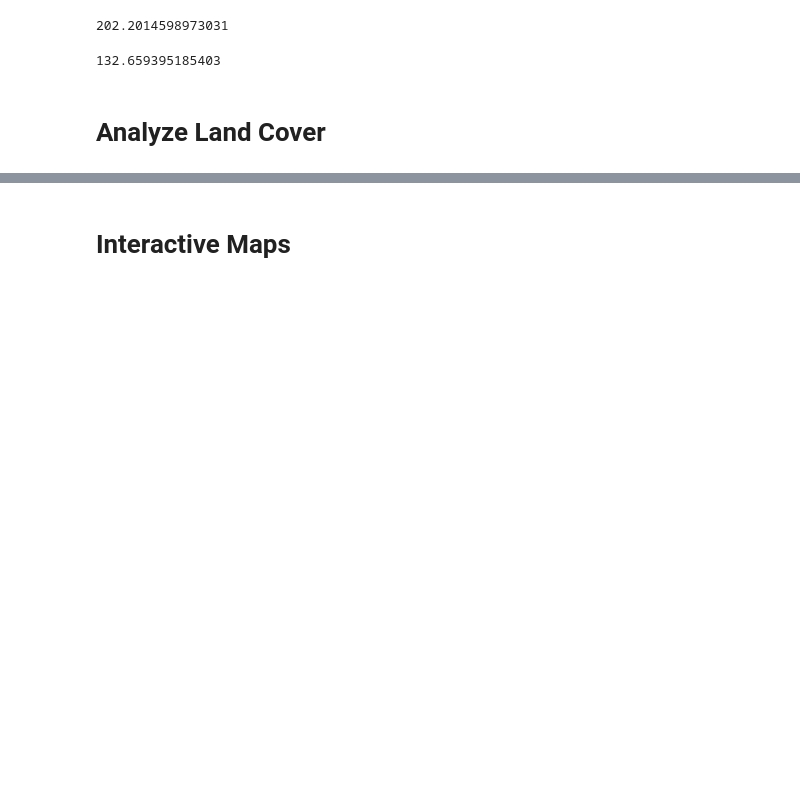
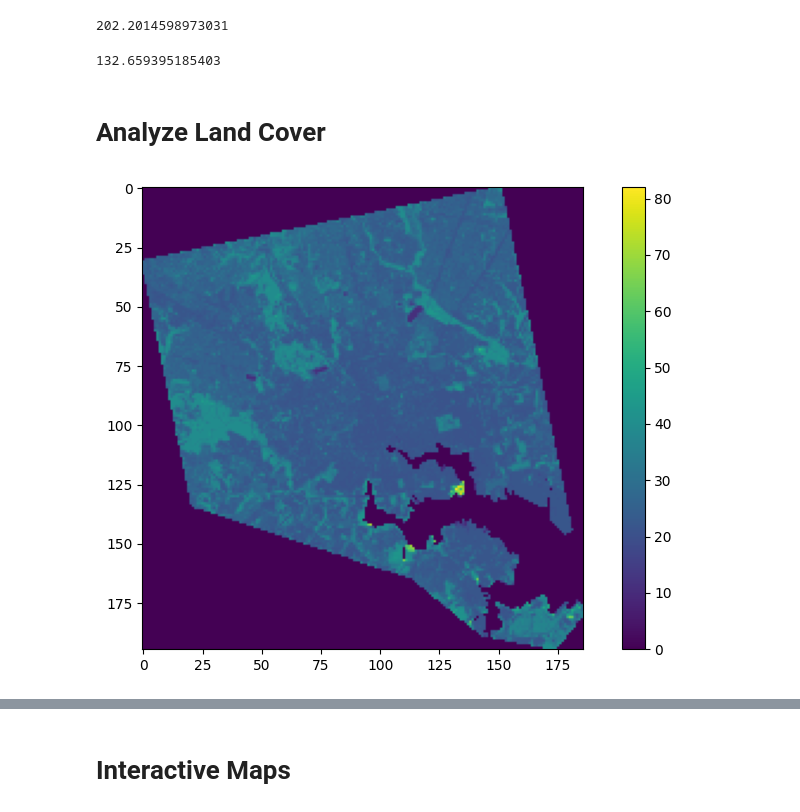
Before and after one commit to mosiahmaddox-tech/landcover_spring2026, a Jupyter notebook: landcover_01.ipynb, the cells around one changed output, grey strips where cells are left out. Drawn from its saved outputs; the diff is of its cells as text; code cells hidden in the pictures; blank space fills up the shorter version.

Commit message:
Clipped land cover raster for a Baltimore neighborhood and visualized the raster's pixel values
In the "Analyze Land Cover" section

```diff
--- a/landcover_01.ipynb
+++ b/landcover_01.ipynb
@@ -616,25 +626,59 @@ df_counts
 # %%
 
 #clip the raster with Baltimore City neighborhoods
 
 #Baltimore City neighborhoods shapefile:
-baltcn = "Neighborhoods/BES_neighborhoodDemographicChange1930_2010/BES_neighborhoodDemographicChange1930_2010.shp"
+baltcn = "../landcover_spring2026/BES_neighborhoodDemographicChange1930_2010/BES_neighborhoodDemographicChange1930_2010.shp"
 
-import geopandas as gpd
-from rasterio.mask import mask
-import os
+
 
 gdf = gpd.read_file(baltcn)
 
+#align coordinate system
+
 with rasterio.open("../landcover_spring2026_toobig/lc/balt_24510_lulc_2013_2024-Edition.tif") as ras:
-    if gdf.crs != src.crs:
-        gdf = gdf.to_crs(src.crs)
+    if gdf.crs != ras.crs:
+        gdf = gdf.to_crs(ras.crs)
     ra = ras.read(1)
     nodata = ras.nodata
 
 if nodata is not None:
     ra = ra[ra != nodata]
 
-geometry = [feature.geometry for feature in gdf.iterfeatures()]
+#getting geometries of the polygons
 
-#out_image, out_transform =
+geometry = [shape for shape in gdf.geometry.values]
+
+#clip
+
+with rasterio.open("../landcover_spring2026_toobig/lc/balt_24510_lulc_2013_2024-Edition.tif") as ras:
+    out_image, out_transform = mask(dataset=ras, shapes=geometry, crop=True, nodata=ras.nodata)
+out_image, out_transform
+
+#save to file
+
+
+out_meta = ras.meta.copy()
+out_meta.update({
+    "driver": "GTiff",
+    "height": out_image.shape[1],
+    "width": out_image.shape[2],
+    "transform": out_transform,
+    "nodata": ras.nodata
+})
+
+
+with rasterio.open("../landcover_spring2026/clip_output.tif", "w", **out_meta) as dest:
+    dest.write(out_image)
+
+
+with rasterio.open("../landcover_spring2026/clip_output.tif") as rast:
+    scale = 100
+    data = rast.read(1,out_shape=(rast.height // scale,rast.width // scale),resampling=Resampling.average)
+
+fig, ax = plt.subplots(figsize=(10, 6))
+fig.colorbar(ax.imshow(data, cmap="viridis"), ax=ax)
+plt.show()
+rast.close()
+# %% [output]
+[figure, added]
```
Also changed, not shown: parts of 4 cells of this notebook.
